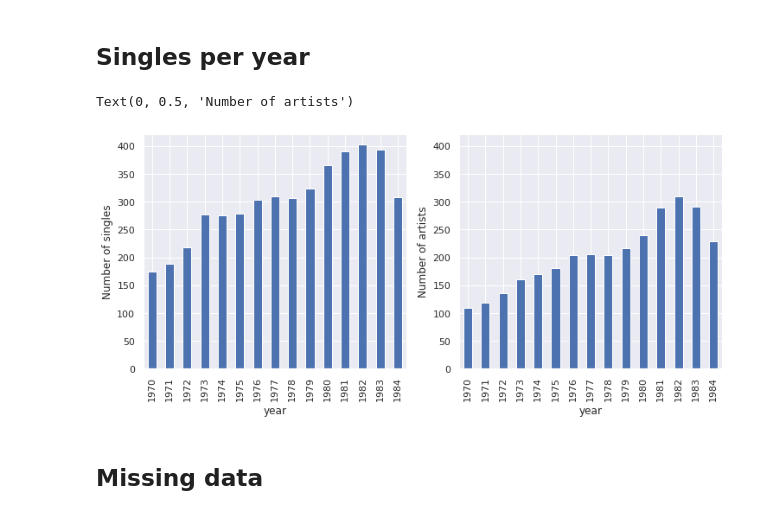
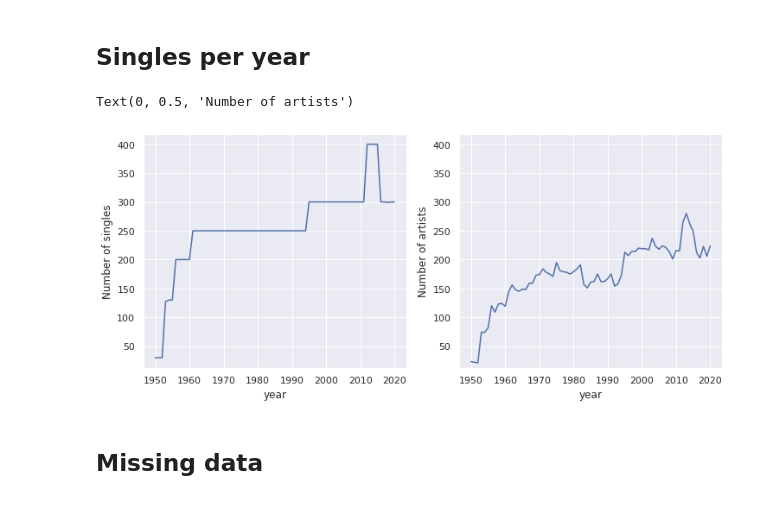
Before and after one commit to dauvillc/singles_topics_analysis, a Jupyter notebook: data_exploration.ipynb, the cells around one changed output. Drawn from its saved outputs; the diff is of its cells as text; code cells hidden in the pictures.

```diff
--- a/data_exploration.ipynb
+++ b/data_exploration.ipynb
@@ -9,9 +12,9 @@ sns.set_theme()
 # %% [markdown]
 ## Loading the scrapped datasets
 # %%
-DATA_DIR = "data/lyrics/"
+DATA_DIR = "data/"
 # %%
-df = pd.read_json(DATA_DIR + "fr_70_84.json")
+df = pd.read_json(DATA_DIR + "all_lyrics.json")
 df['lyrics_state'] = df['lyrics_state'].apply(lambda state: 0 if state == "missing" else 1)
 df.info()
 # %% [output]
@@ -41,23 +45,24 @@ df.head()
 # %%
 yearly_df = df.groupby('year')
 plt.figure(figsize=(12, 5))
 
 # Plots the number of titles per year
 ax = plt.subplot(121)
 yearly_titles = yearly_df.count()['title']
-yearly_titles.plot.bar()
+yearly_titles.plot(ax=ax)
 ylim = ax.get_ylim()
 plt.ylabel('Number of singles')
 
 # Plots the number of unique artists per year
 ax = plt.subplot(122)
-yearly_df.artist.nunique().plot.bar()
+yearly_df.artist.nunique().plot(ax=ax)
 # Sets the same ylim as for the first plot
 ax.set_ylim(ylim)
+
 plt.ylabel('Number of artists')
 # %% [output]
 Text(0, 0.5, 'Number of artists')
-[figure, old version]
+[figure, new version]
 # %% [markdown]
 ## Missing data
 # %%
```
Also changed, not shown: parts of 37 cells of this notebook.
